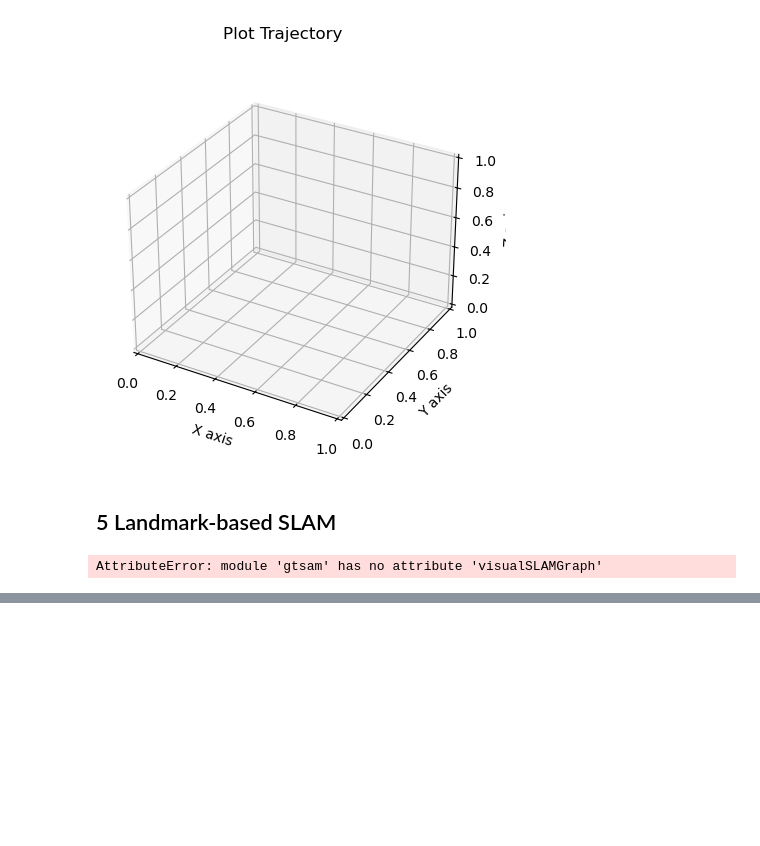
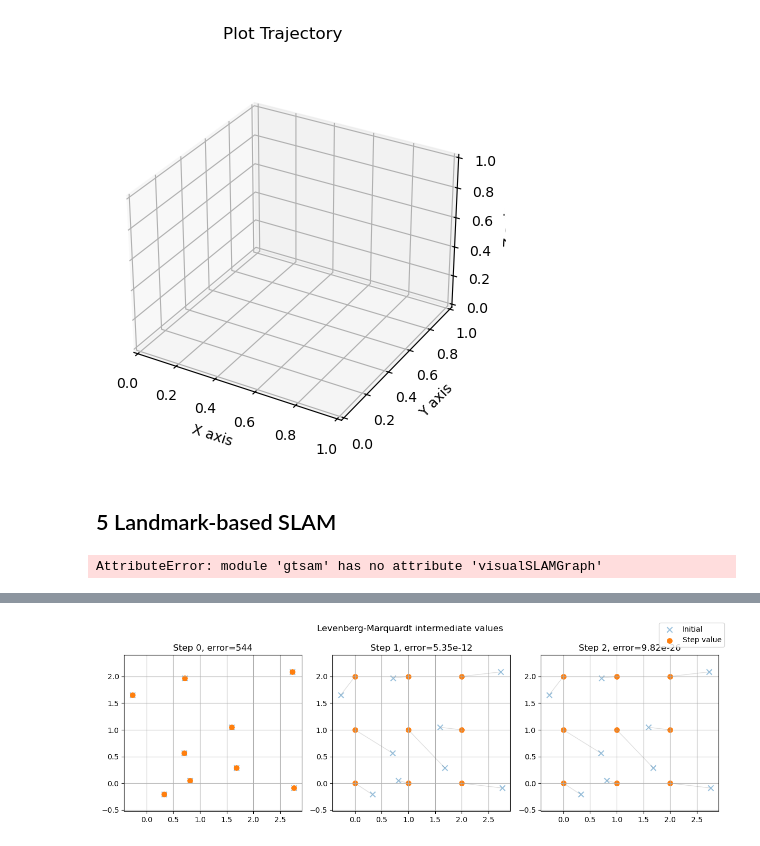
Before and after one commit to Ovardo/master-code, a Jupyter notebook: src/div/gtsam_playground.ipynb, the cells around one changed output, grey strips where cells are left out. Cells and saved outputs as stored; diff of their text form; code cells hidden in the pictures; blank space fills up the shorter version.

```diff
--- a/src/div/gtsam_playground.ipynb
+++ b/src/div/gtsam_playground.ipynb
@@ -415,0 +600,58 @@ AttributeError: module 'gtsam' has no attribute 'visualSLAMGraph'
+# %%
+# Plot each optimizer step for the relative-position graph.
+step_optimizer = gtsam.LevenbergMarquardtOptimizer(fg_relative, init_relative)
+step_values = [init_relative]
+step_errors = [fg_relative.error(init_relative)]
+
+max_steps = 10
+error_tol = 1e-9
+
+for _ in range(max_steps):
+    previous_error = step_optimizer.error()
+    step_optimizer.iterate()
+    current_values = step_optimizer.values()
+    current_error = fg_relative.error(current_values)
+    step_values.append(current_values)
+    step_errors.append(current_error)
+
+    if abs(previous_error - current_error) < error_tol:
+        break
+
+cols = min(4, len(step_values))
+rows = int(np.ceil(len(step_values) / cols))
+fig, axes = plt.subplots(rows, cols, figsize=(4 * cols, 4 * rows), squeeze=False)
+
+for step_idx, values in enumerate(step_values):
+    ax = axes[step_idx // cols, step_idx % cols]
+    xy = np.array([
+        values.atPoint2(node_key(i, j))
+        for i in range(N)
+        for j in range(N)
+    ])
+
+    ax.scatter(initial_xy[:, 0], initial_xy[:, 1], label="Initial", marker="x", s=55, alpha=0.45)
+    ax.scatter(xy[:, 0], xy[:, 1], label="Step value", marker="o", s=45)
+
+    previous_xy = initial_xy if step_idx == 0 else np.array([
+        step_values[step_idx - 1].atPoint2(node_key(i, j))
+        for i in range(N)
+        for j in range(N)
+    ])
+
+    for start, end in zip(previous_xy, xy):
+        ax.plot([start[0], end[0]], [start[1], end[1]], color="gray", alpha=0.25, linewidth=1)
+
+    ax.axis("equal")
+    ax.grid(True)
+    ax.set_title(f"Step {step_idx}, error={step_errors[step_idx]:.3g}")
+
+for ax in axes.flat[len(step_values):]:
+    ax.axis("off")
+
+handles, labels = axes[0, 0].get_legend_handles_labels()
+fig.legend(handles, labels, loc="upper right")
+fig.suptitle("Levenberg-Marquardt intermediate values")
+fig.tight_layout()
+plt.show()
+# %% [output]
+[figure, added]
```
Also changed, not shown: parts of 5 cells of this notebook, 5 other files.
